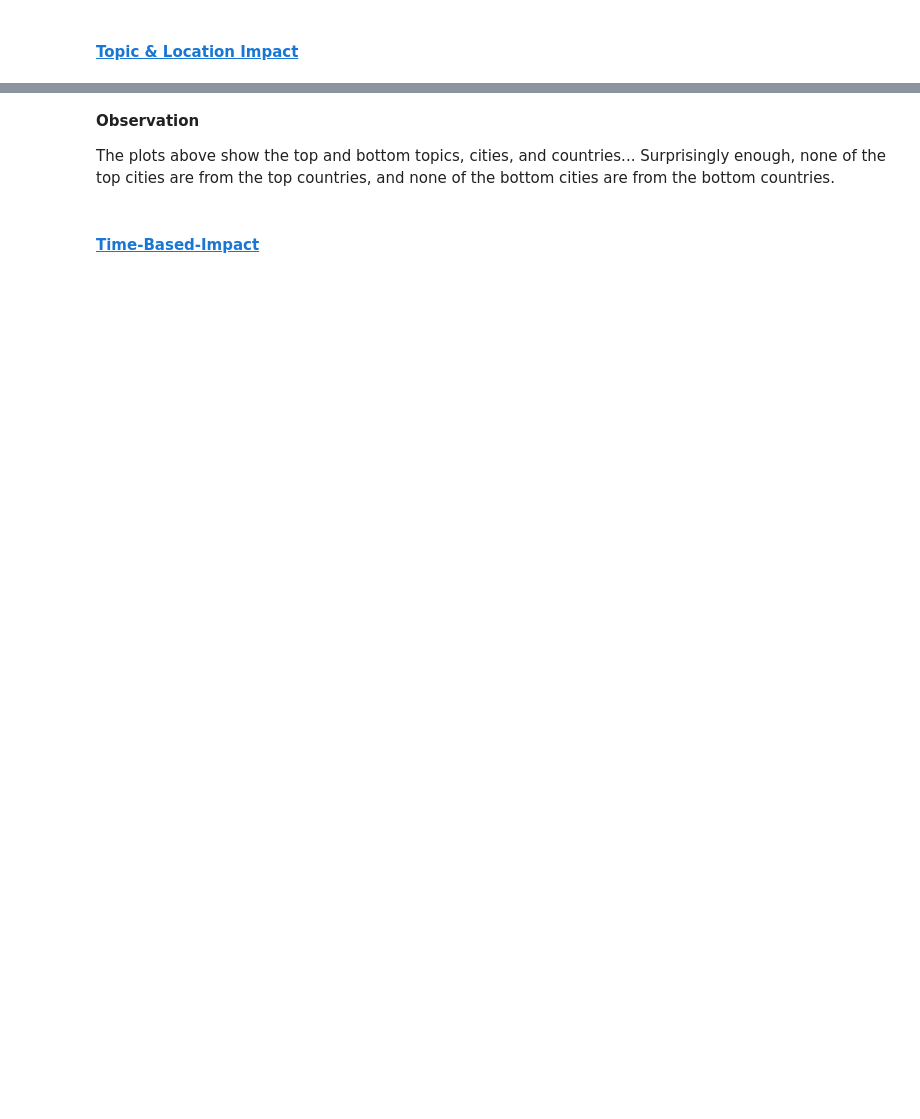
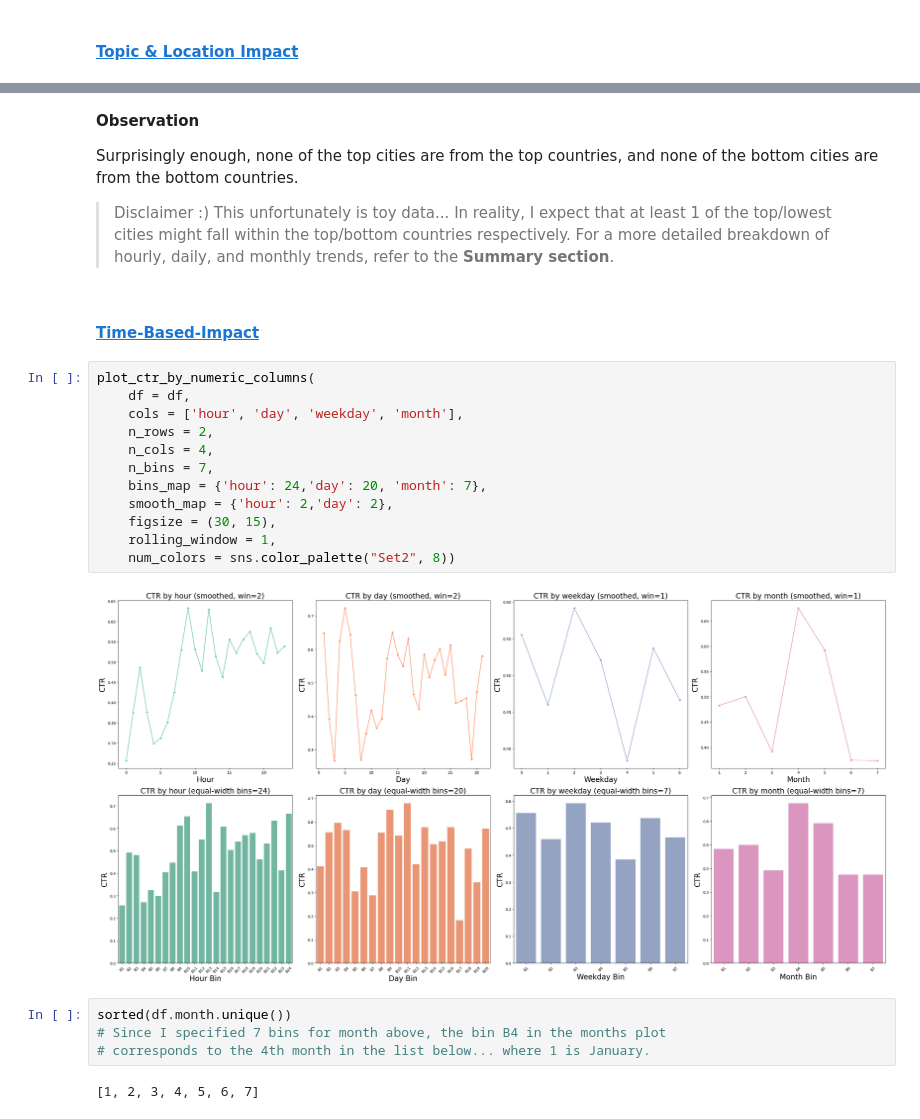
Before and after one commit to munas-git/EmailCTR-EDA-Counterfactuals, a Jupyter notebook: analysis.ipynb, the cells around one changed output, grey strips where cells are left out. Cells and saved outputs as stored; diff of their text form; blank space fills up the shorter version.

```diff
--- a/analysis.ipynb
+++ b/analysis.ipynb
@@ -383,6 +467,28 @@ Bottom cities in the bottom countries:
 # %% [markdown]
 **Observation**
 
-The plots above show the top and bottom topics, cities, and countries... Surprisingly enough, none of the top cities are from the top countries, and none of the bottom cities are from the bottom countries.
+Surprisingly enough, none of the top cities are from the top countries, and none of the bottom cities are from the bottom countries.
+
+> Disclaimer :) This unfortunately is toy data... In reality, I expect that at least 1 of the top/lowest cities might fall within the top/bottom countries respectively. For a more detailed breakdown of hourly, daily, and monthly trends, refer to the **Summary section**.
 # %% [markdown]
 #### [Time-Based-Impact](#Q:-Do-time-based-behavior-(e.g.,-daily-time-spent-on-site,-internet-usage,-timestamp-patterns)-influence-likelihood-of-clicking-on-ads?)
+# %%
+plot_ctr_by_numeric_columns(
+    df = df,
+    cols = ['hour', 'day', 'weekday', 'month'],
+    n_rows = 2,
+    n_cols = 4,
+    n_bins = 7,
+    bins_map = {'hour': 24,'day': 20, 'month': 7},
+    smooth_map = {'hour': 2,'day': 2},
+    figsize = (30, 15),
+    rolling_window = 1,
+    num_colors = sns.color_palette("Set2", 8))
+# %% [output]
+[figure, added]
+# %%
+sorted(df.month.unique())
+# Since I specified 7 bins for month above, the bin B4 in the months plot
+# corresponds to the 4th month in the list below... where 1 is January.
+# %% [output]
+[1, 2, 3, 4, 5, 6, 7]
```
Also changed, not shown: parts of 17 cells of this notebook.
